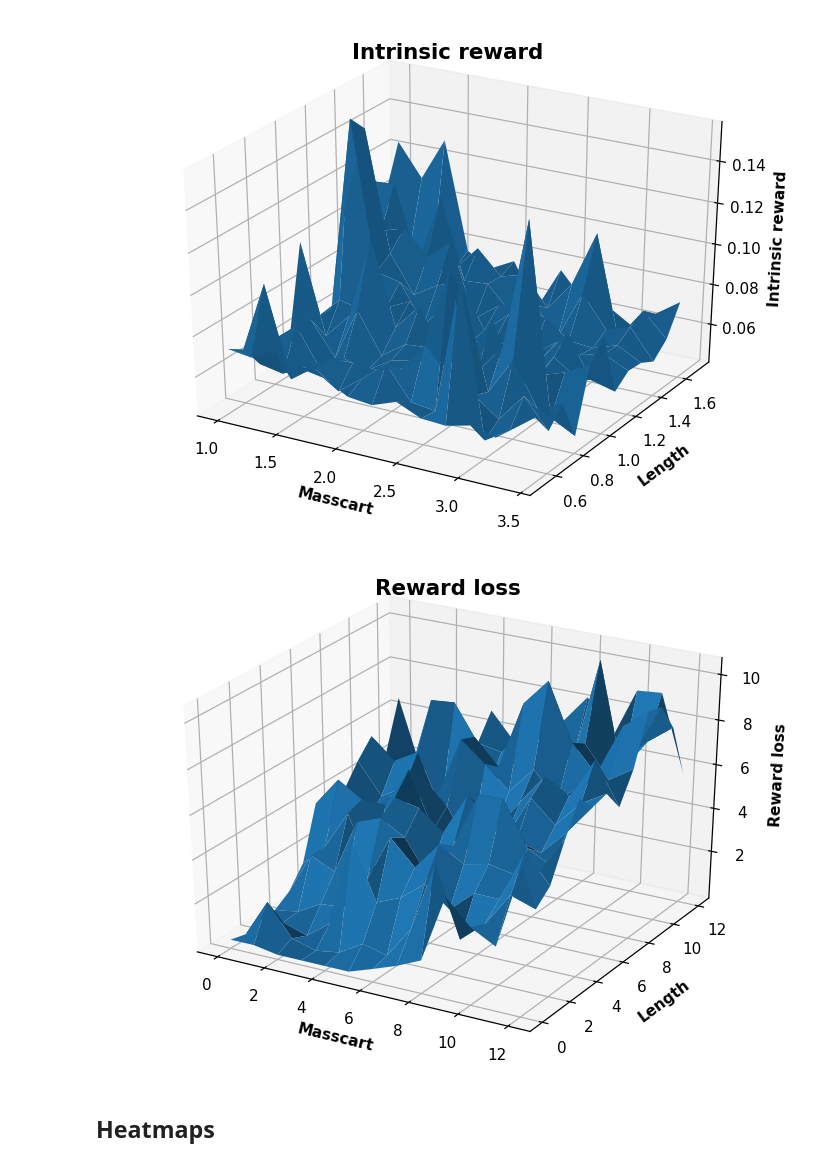
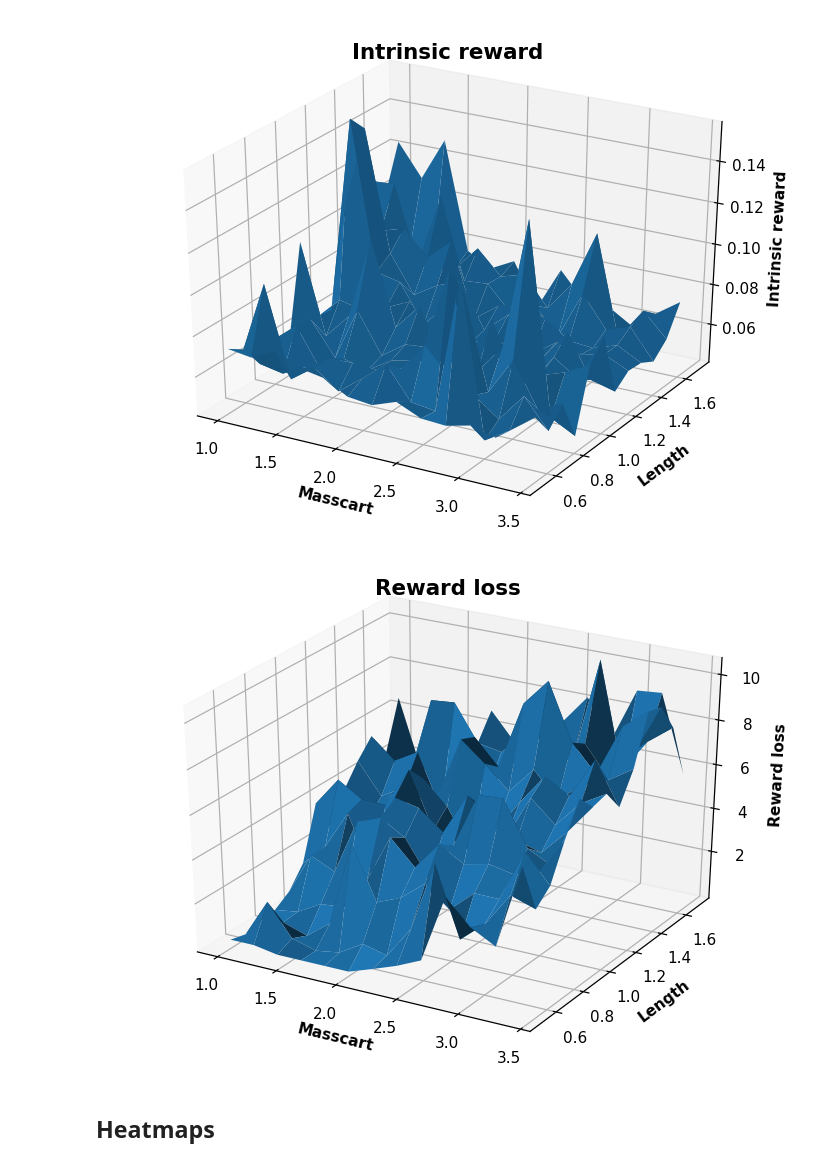
Before and after one commit to jackoc1/reactive-exploration, a Jupyter notebook: experiment-data/experiment_data_analysis.ipynb, the cells around one changed output. Saved outputs shown, nothing was run; the diff lists cells and outputs as text; code cells hidden in the pictures.

```diff
--- a/experiment-data/experiment_data_analysis.ipynb
+++ b/experiment-data/experiment_data_analysis.ipynb
@@ -206,24 +208,24 @@ plt.show()
 [figure]
 # %%
 # Set up grid and test data
-y = range(len(length_indices.keys()))
-x = range(len(masscart_indices.keys()))
+y = list(length_indices.keys())
+x = list(masscart_indices.keys())
 
 hf = plt.figure(figsize=(8,6), dpi=110)
 ha = hf.add_subplot(111, projection='3d')
 
 X, Y = np.meshgrid(x, y)  # `plot_surface` expects `x` and `y` data to be 2D
 ha.plot_surface(X, Y, reward_losses)
 
 ha.set_xlabel("Masscart", weight="bold")
 ha.set_ylabel("Length", weight="bold")
 ha.set_zlabel("Reward loss", weight="bold")
 ha.set_title("Reward loss", weight="bold", size=14)
 
 # plt.savefig("reward_loss_surface_plot.png")
 plt.show()
 # %% [output]
-[figure, old version]
+[figure, new version]
 # %% [markdown]
 ## Heatmaps
 # %%
```
Also changed, not shown: parts of 1 cell of this notebook, 2 other files.
